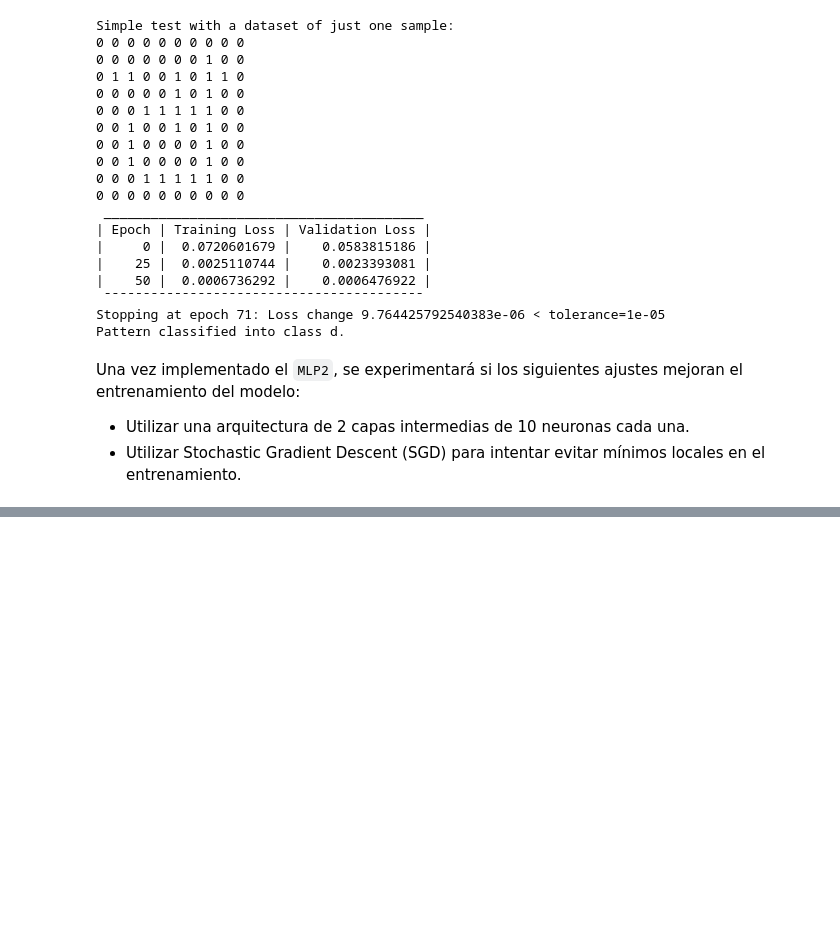
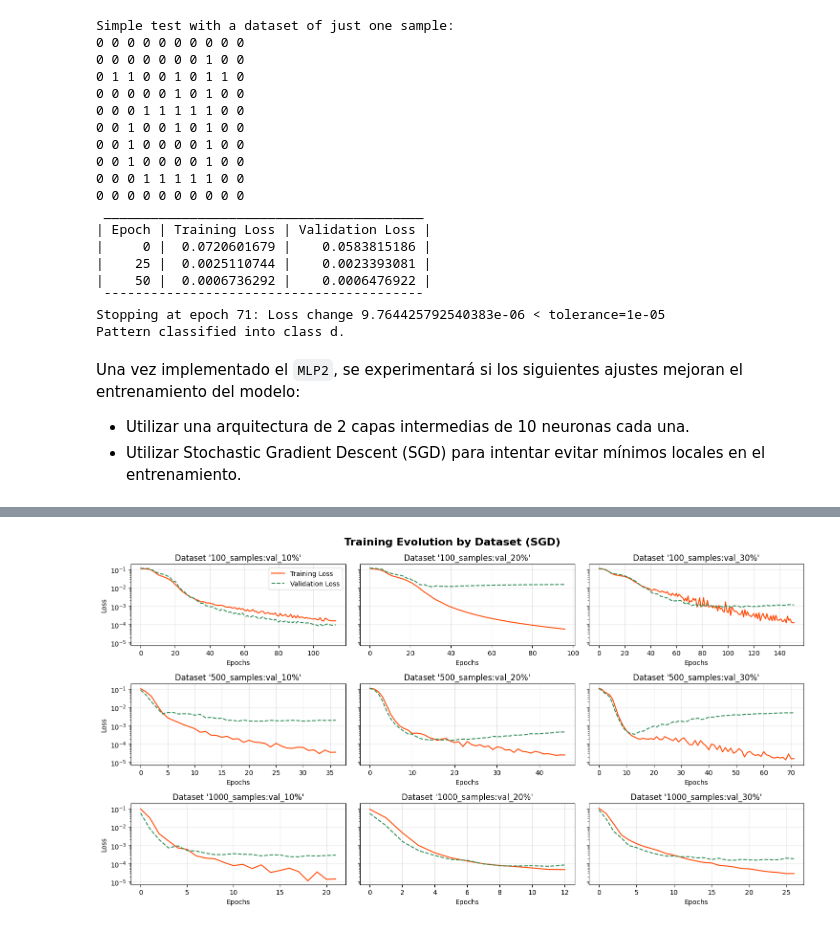
Before and after one commit to elepad-org/mlp, a Jupyter notebook: model/notebook.ipynb, the cells around one changed output, grey strips where cells are left out. Saved outputs shown, nothing was run; the diff lists cells and outputs as text; code cells hidden in the pictures; blank space fills up the shorter version.

```diff
--- a/model/notebook.ipynb
+++ b/model/notebook.ipynb
@@ -1210,0 +1322,79 @@ All 9 MLPs trained.
+# %%
+def train_with_sgd(datasets, mlp_factory, batch_size=1, shuffle=True, tolerance=1e-6):
+    """Train MLPs using SGD: shuffle training order each epoch and perform sample updates."""
+    results = []
+    for key, (train_df, val_df) in datasets.items():
+        print(f"--- Dataset {key} (SGD) ---")
+        mlp = mlp_factory()
+
+        train_losses = []
+        val_losses = []
+        prev_avg_loss = float('inf')
+        epoch = 0
+        n_samples = len(train_df)
+
+        while True:
+            epoch_loss = 0.0
+            if shuffle:
+                order = RNG.permutation(n_samples)
+            else:
+                order = np.arange(n_samples)
+
+            for start in range(0, n_samples, batch_size):
+                end = min(start + batch_size, n_samples)
+                batch_idx = order[start:end]
+                for i in batch_idx:
+                    sample = np.array(train_df.iloc[i, : mlp.input_size].values, dtype=float)
+                    d = EXPECTED_OUTPUT[train_df.iloc[i, mlp.input_size]]
+                    activations = mlp.feedforward(sample)
+                    y_pred = activations[-1]
+                    loss = mlp.calculate_loss(d, y_pred)
+                    epoch_loss += loss
+                    mlp.backpropagation(sample, d, activations)
+
+            avg_loss = epoch_loss / n_samples
+            train_losses.append(avg_loss)
+
+            # Validation
+            val_epoch_loss = 0.0
+            for i in range(len(val_df)):
+                v_sample = np.array(val_df.iloc[i, : mlp.input_size].values, dtype=float)
+                v_d = EXPECTED_OUTPUT[val_df.iloc[i, mlp.input_size]]
+                v_y = mlp.feedforward(v_sample)[-1]
+                val_epoch_loss += mlp.calculate_loss(v_d, v_y)
+            val_avg_loss = val_epoch_loss / len(val_df)
+            val_losses.append(val_avg_loss)
+
+            #print(f"Epoch {epoch:4d} | train_loss={avg_loss:.10f} | val_loss={val_avg_loss:.10f}")
+
+            # stopping condition
+            if abs(avg_loss - prev_avg_loss) < tolerance:
+                print(" " + "¯" * 41 + " ")
+                print(f"Stopping at epoch {epoch}: loss_change {abs(avg_loss - prev_avg_loss)} < tolerance={tolerance}")
+                break
+
+            prev_avg_loss = avg_loss
+            epoch += 1
+
+        results.append({
+            'dataset_name': key,
+            'mlp': mlp,
+            'epochs': range(len(train_losses)),
+            'train_losses': train_losses,
+            'val_losses': val_losses,
+        })
+
+    return results
+
+# parametros
+results_sgd = train_with_sgd(
+    datasets,
+    lambda: MLP2((100, 10, 5, 3), "sigmoid", 0.1, 0.1),
+    batch_size=1,
+    shuffle=True,
+    tolerance=1e-6,
+)
+
+plot_training_evolution(results_sgd, title="Training Evolution by Dataset (SGD)")
+compute_validation_accuracies(results_sgd, datasets)
+# %% [output]
@@ -1210,0 +1418 @@ All 9 MLPs trained.
+[figure, added]
```
Also changed, not shown: parts of 9 cells of this notebook.
